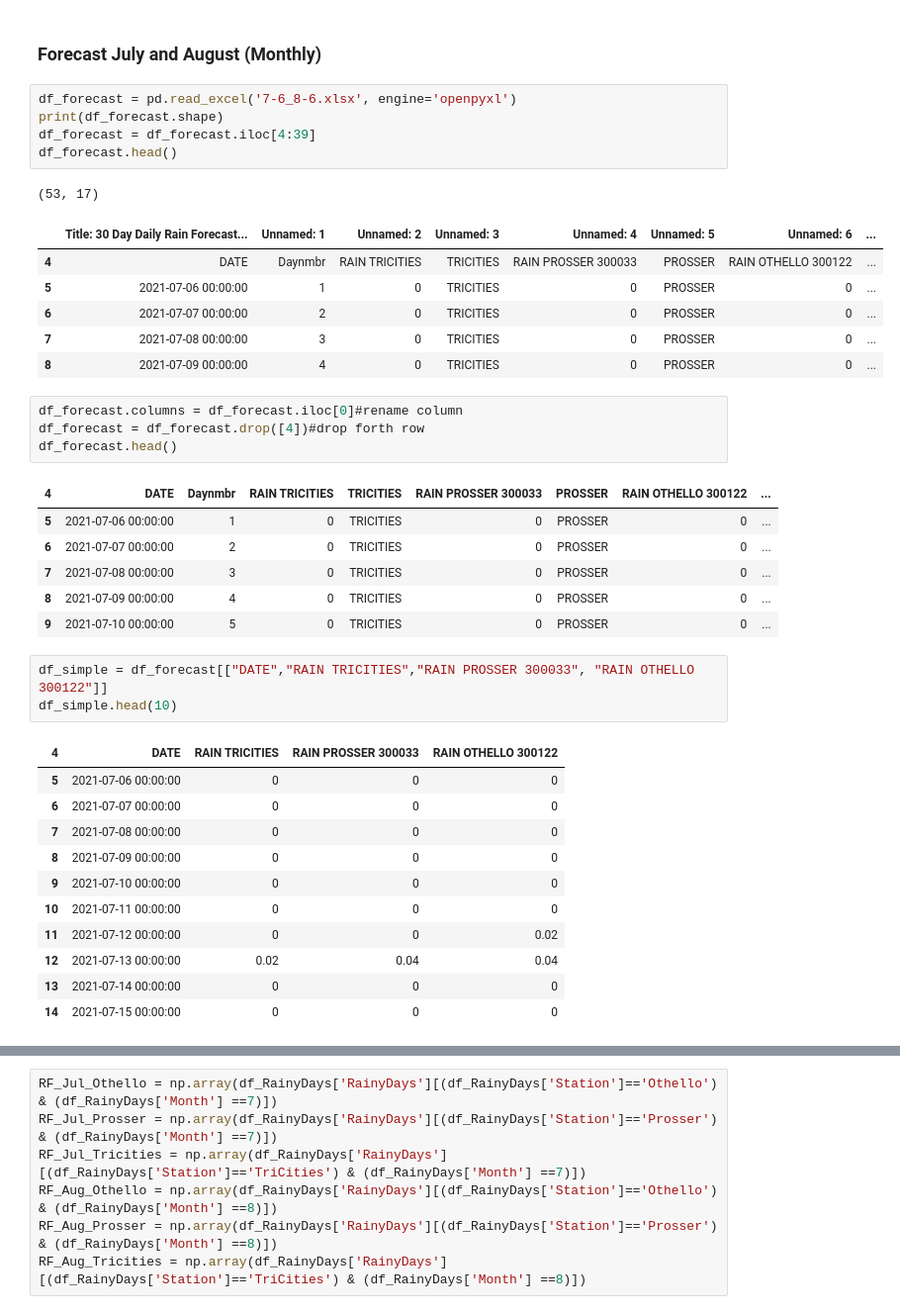
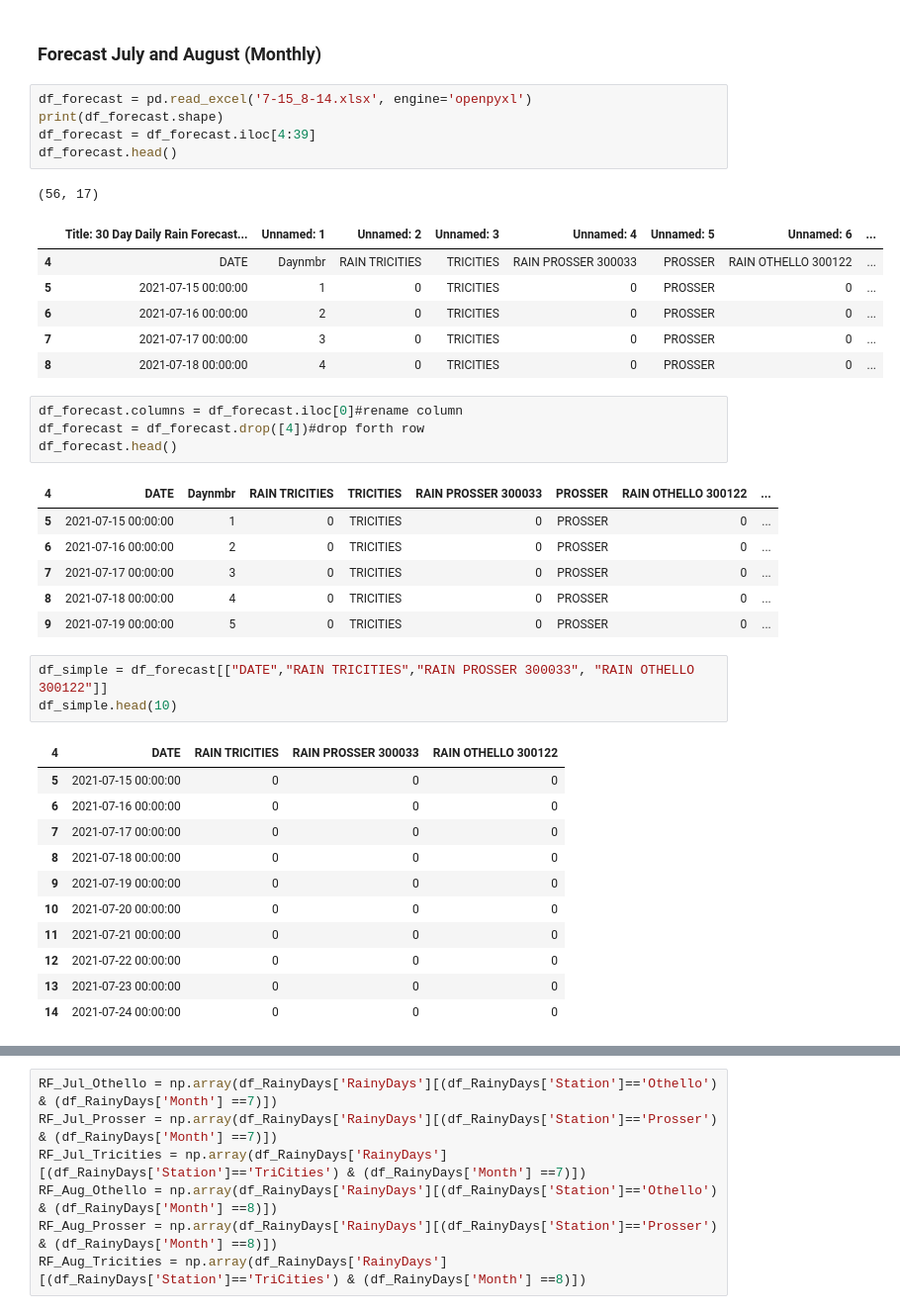
Before and after one commit to d-linnard/LateBlight, a Jupyter notebook: Scripts/Lateblight_2021_JA.ipynb, the cells around one changed output, grey strips where cells are left out. Shown at 99% size. Cells and saved outputs as stored; diff of their text form.

```diff
--- a/Scripts/Lateblight_2021_JA.ipynb
+++ b/Scripts/Lateblight_2021_JA.ipynb
@@ -258,44 +258,44 @@ RD_Aug_Tricities= 0
 # %% [markdown]
 ### Forecast July and August (Monthly)
 # %%
-df_forecast = pd.read_excel('7-6_8-6.xlsx', engine='openpyxl')
+df_forecast = pd.read_excel('7-15_8-14.xlsx', engine='openpyxl')
 print(df_forecast.shape)
 df_forecast = df_forecast.iloc[4:39]
 df_forecast.head()
 # %% [output]
-(53, 17)
+(56, 17)
 |  | Title: 30 Day Daily Rain Forecast... | Unnamed: 1 | Unnamed: 2 | Unnamed: 3 | Unnamed: 4 | Unnamed: 5 | Unnamed: 6 | ... |
 | 4 | DATE | Daynmbr | RAIN TRICITIES | TRICITIES | RAIN PROSSER 300033 | PROSSER | RAIN OTHELLO 300122 | ... |
-| 5 | 2021-07-06 00:00:00 | 1 | 0 | TRICITIES | 0 | PROSSER | 0 | ... |
-| 6 | 2021-07-07 00:00:00 | 2 | 0 | TRICITIES | 0 | PROSSER | 0 | ... |
-| 7 | 2021-07-08 00:00:00 | 3 | 0 | TRICITIES | 0 | PROSSER | 0 | ... |
-| 8 | 2021-07-09 00:00:00 | 4 | 0 | TRICITIES | 0 | PROSSER | 0 | ... |
+| 5 | 2021-07-15 00:00:00 | 1 | 0 | TRICITIES | 0 | PROSSER | 0 | ... |
+| 6 | 2021-07-16 00:00:00 | 2 | 0 | TRICITIES | 0 | PROSSER | 0 | ... |
+| 7 | 2021-07-17 00:00:00 | 3 | 0 | TRICITIES | 0 | PROSSER | 0 | ... |
+| 8 | 2021-07-18 00:00:00 | 4 | 0 | TRICITIES | 0 | PROSSER | 0 | ... |
 # %%
 df_forecast.columns = df_forecast.iloc[0]#rename column
 df_forecast = df_forecast.drop([4])#drop forth row
 df_forecast.head()
 # %% [output]
 | 4 | DATE | Daynmbr | RAIN TRICITIES | TRICITIES | RAIN PROSSER 300033 | PROSSER | RAIN OTHELLO 300122 | ... |
-| 5 | 2021-07-06 00:00:00 | 1 | 0 | TRICITIES | 0 | PROSSER | 0 | ... |
-| 6 | 2021-07-07 00:00:00 | 2 | 0 | TRICITIES | 0 | PROSSER | 0 | ... |
-| 7 | 2021-07-08 00:00:00 | 3 | 0 | TRICITIES | 0 | PROSSER | 0 | ... |
-| 8 | 2021-07-09 00:00:00 | 4 | 0 | TRICITIES | 0 | PROSSER | 0 | ... |
-| 9 | 2021-07-10 00:00:00 | 5 | 0 | TRICITIES | 0 | PROSSER | 0 | ... |
+| 5 | 2021-07-15 00:00:00 | 1 | 0 | TRICITIES | 0 | PROSSER | 0 | ... |
+| 6 | 2021-07-16 00:00:00 | 2 | 0 | TRICITIES | 0 | PROSSER | 0 | ... |
+| 7 | 2021-07-17 00:00:00 | 3 | 0 | TRICITIES | 0 | PROSSER | 0 | ... |
+| 8 | 2021-07-18 00:00:00 | 4 | 0 | TRICITIES | 0 | PROSSER | 0 | ... |
+| 9 | 2021-07-19 00:00:00 | 5 | 0 | TRICITIES | 0 | PROSSER | 0 | ... |
 # %%
 df_simple = df_forecast[["DATE","RAIN TRICITIES","RAIN PROSSER 300033", "RAIN OTHELLO 300122"]]
 df_simple.head(10)
 # %% [output]
 | 4 | DATE | RAIN TRICITIES | RAIN PROSSER 300033 | RAIN OTHELLO 300122 |
-| 5 | 2021-07-06 00:00:00 | 0 | 0 | 0 |
-| 6 | 2021-07-07 00:00:00 | 0 | 0 | 0 |
-| 7 | 2021-07-08 00:00:00 | 0 | 0 | 0 |
-| 8 | 2021-07-09 00:00:00 | 0 | 0 | 0 |
-| 9 | 2021-07-10 00:00:00 | 0 | 0 | 0 |
-| 10 | 2021-07-11 00:00:00 | 0 | 0 | 0 |
-| 11 | 2021-07-12 00:00:00 | 0 | 0 | 0.02 |
-| 12 | 2021-07-13 00:00:00 | 0.02 | 0.04 | 0.04 |
-| 13 | 2021-07-14 00:00:00 | 0 | 0 | 0 |
-| 14 | 2021-07-15 00:00:00 | 0 | 0 | 0 |
+| 5 | 2021-07-15 00:00:00 | 0 | 0 | 0 |
+| 6 | 2021-07-16 00:00:00 | 0 | 0 | 0 |
+| 7 | 2021-07-17 00:00:00 | 0 | 0 | 0 |
+| 8 | 2021-07-18 00:00:00 | 0 | 0 | 0 |
+| 9 | 2021-07-19 00:00:00 | 0 | 0 | 0 |
+| 10 | 2021-07-20 00:00:00 | 0 | 0 | 0 |
+| 11 | 2021-07-21 00:00:00 | 0 | 0 | 0 |
+| 12 | 2021-07-22 00:00:00 | 0 | 0 | 0 |
+| 13 | 2021-07-23 00:00:00 | 0 | 0 | 0 |
+| 14 | 2021-07-24 00:00:00 | 0 | 0 | 0 |
 # %%
 df_simple = df_simple.rename(columns={"RAIN TRICITIES": "TriCities",
                           "RAIN PROSSER 300033": "Prosser",
```
Also changed, not shown: parts of 9 cells of this notebook, 6 other files.
